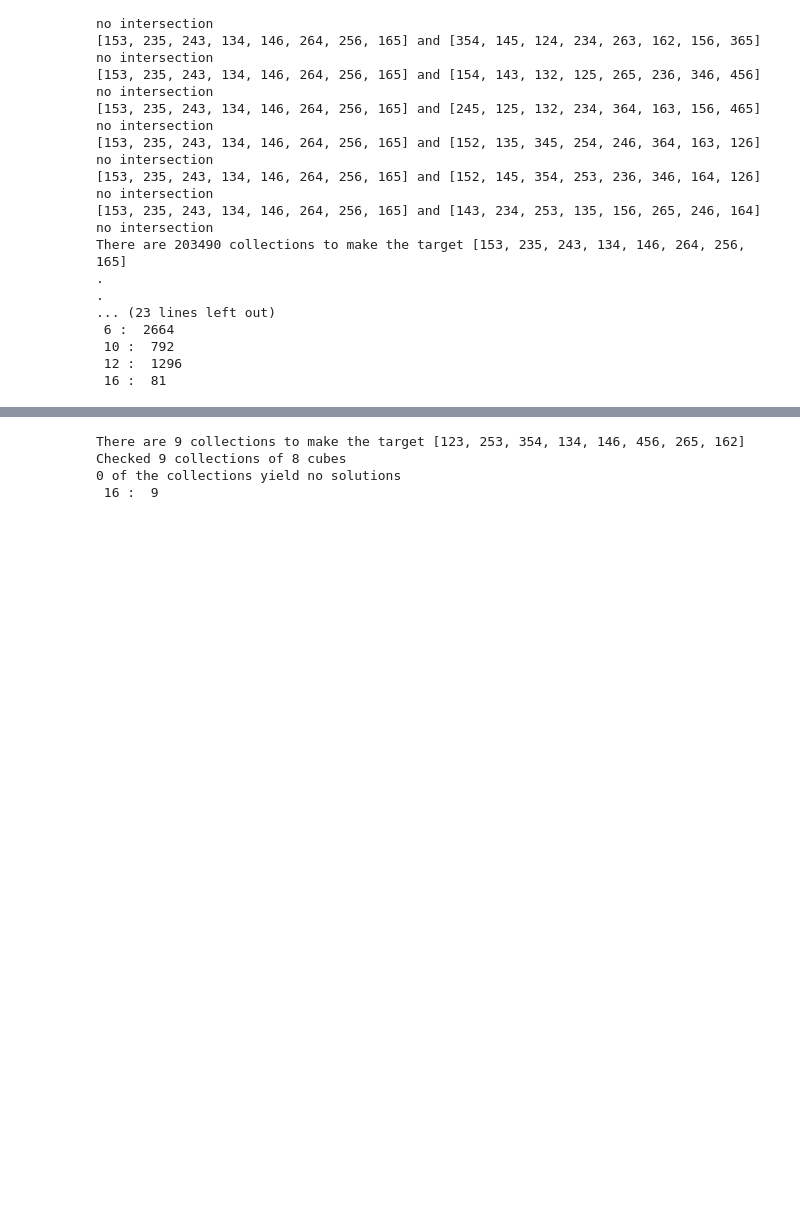
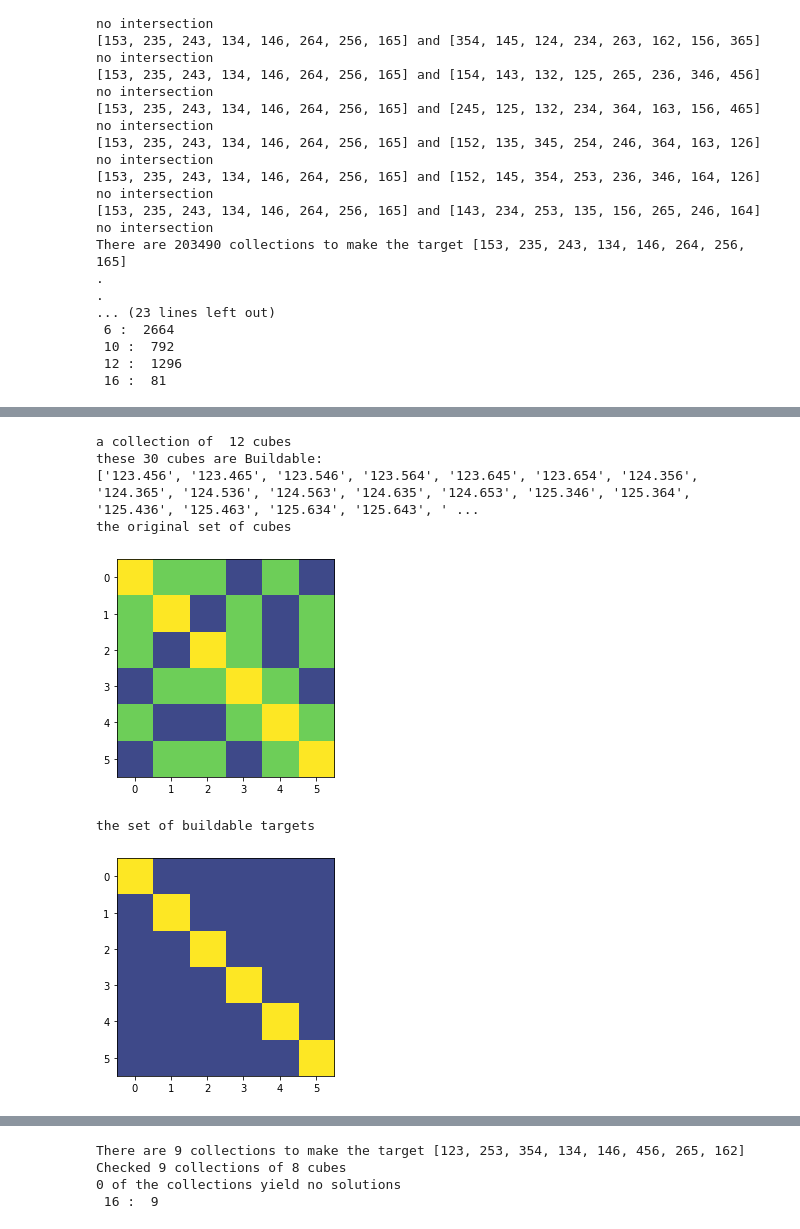
Before and after one commit to IJohnson-math/Colored_Cube_Puzzles, a Jupyter notebook: 2x2x2soln_C_36.ipynb, the cells around one changed output, grey strips where cells are left out. Cells and saved outputs as stored; diff of their text form; code cells hidden in the pictures; blank space fills up the shorter version.

```diff
--- a/2x2x2soln_C_36.ipynb
+++ b/2x2x2soln_C_36.ipynb
@@ -32,0 +49,7 @@ Today's date: 2022-10-06
+# %%
+C36names={                "Ab": "126.453", "Ac": "125.364", "Ad": "123.645", "Ae": "124.536", "Af": "135.426",
+         "Ba": "123.456",                  "Bc": "136.524", "Bd": "124.563", "Be": "126.345", "Bf": "125.634",
+         "Ca": "124.365", "Cb": "134.526",                  "Cd": "125.436", "Ce": "123.654", "Cf": "126.543",
+         "Da": "125.643", "Db": "123.564", "Dc": "126.435",                  "De": "134.625", "Df": "124.356",
+         "Ea": "126.534", "Eb": "125.346", "Ec": "124.653", "Ed": "135.624",                  "Ef": "123.465",
+         "Fa": "136.425", "Fb": "124.635", "Fc": "123.546", "Fd": "126.354", "Fe": "125.463"}
@@ -97,0 +147,15 @@ print(len(LookingMax))
+# %%
+### Here is a collection of 12.  Is it universal? YES!! NEW 1
+LookingUkeys=["Ad", "Da", "Af", "Fa", "Df", "Fd", "Be", "Eb",  "Ce", "Ec", "Bc", "Cb" ]
+LookingMU=[C36names[key] for key in LookingUkeys]
+print("a collection of ", len(LookingMU), "cubes")
+
+DisplaySetCubesandBuildableTargets(LookingMU, C36)
+# %% [output]
+a collection of  12 cubes
+these 30 cubes are Buildable:
+['123.456', '123.465', '123.546', '123.564', '123.645', '123.654', '124.356', '124.365', '124.536', '124.563', '124.635', '124.653', '125.346', '125.364', '125.436', '125.463', '125.634', '125.643', ' ...
+the original set of cubes
+[figure, added]
+the set of buildable targets
+[figure, added]
```
Also changed, not shown: parts of 96 cells of this notebook.
